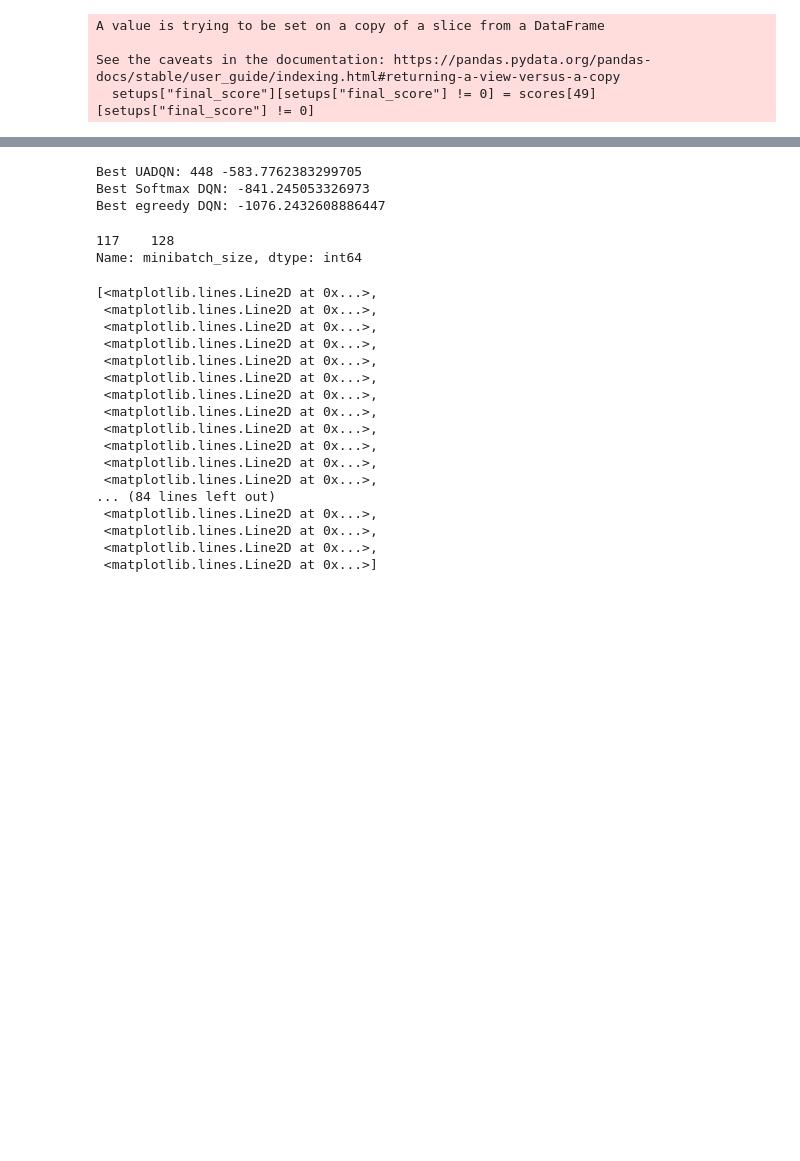
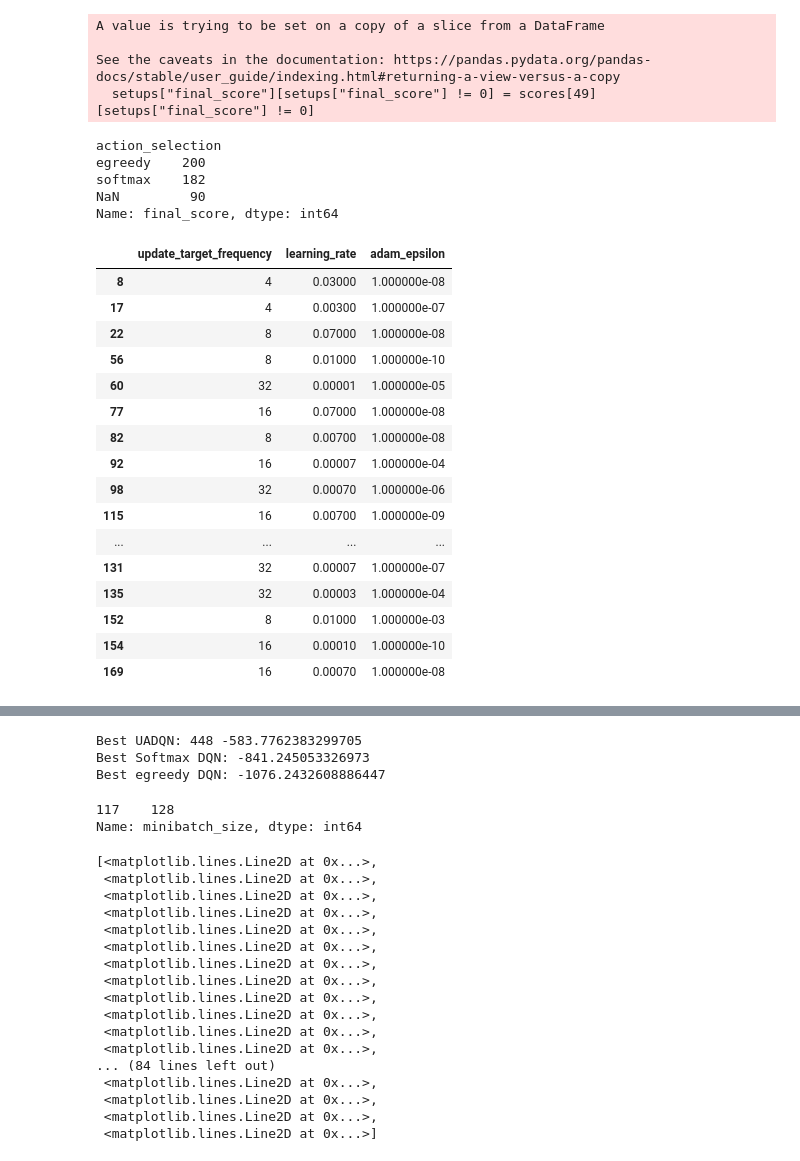
Before and after one commit to ludwigbald/msc-thesis, a Jupyter notebook: code/experiments/tuning/generate_tuning.ipynb, the cells around one changed output, grey strips where cells are left out. Cells and saved outputs as stored; diff of their text form; code cells hidden in the pictures; blank space fills up the shorter version.

```diff
--- a/code/experiments/tuning/generate_tuning.ipynb
+++ b/code/experiments/tuning/generate_tuning.ipynb
@@ -124,3 +125,32 @@ A value is trying to be set on a copy of a slice from a DataFrame
 
 See the caveats in the documentation: https://pandas.pydata.org/pandas-docs/stable/user_guide/indexing.html#returning-a-view-versus-a-copy
   setups["final_score"][setups["final_score"] != 0] = scores[49][setups["final_score"] != 0]
+# %%
+# number of failed runs
+print(setups.groupby("action_selection", dropna=False)["final_score"].count())
+# causes of failed runs
+setups[setups["action_selection"] == "softmax"][setups["final_score"].isna()][["update_target_frequency", "learning_rate", "adam_epsilon"]]
+#print(setups.groupby(["action_selection", "minibatch_size"], dropna=False)["minibatch_size"].count())
+# %% [output]
+action_selection
+egreedy    200
+softmax    182
+NaN         90
+Name: final_score, dtype: int64
+|  | update_target_frequency | learning_rate | adam_epsilon |
+| 8 | 4 | 0.03000 | 1.000000e-08 |
+| 17 | 4 | 0.00300 | 1.000000e-07 |
+| 22 | 8 | 0.07000 | 1.000000e-08 |
+| 56 | 8 | 0.01000 | 1.000000e-10 |
+| 60 | 32 | 0.00001 | 1.000000e-05 |
+| 77 | 16 | 0.07000 | 1.000000e-08 |
+| 82 | 8 | 0.00700 | 1.000000e-08 |
+| 92 | 16 | 0.00007 | 1.000000e-04 |
+| 98 | 32 | 0.00070 | 1.000000e-06 |
+| 115 | 16 | 0.00700 | 1.000000e-09 |
+| ... | ... | ... | ... |
+| 131 | 32 | 0.00007 | 1.000000e-07 |
+| 135 | 32 | 0.00003 | 1.000000e-04 |
+| 152 | 8 | 0.01000 | 1.000000e-03 |
+| 154 | 16 | 0.00010 | 1.000000e-10 |
+| 169 | 16 | 0.00070 | 1.000000e-08 |
```
Also changed, not shown: parts of 7 cells of this notebook, 17 other files.
